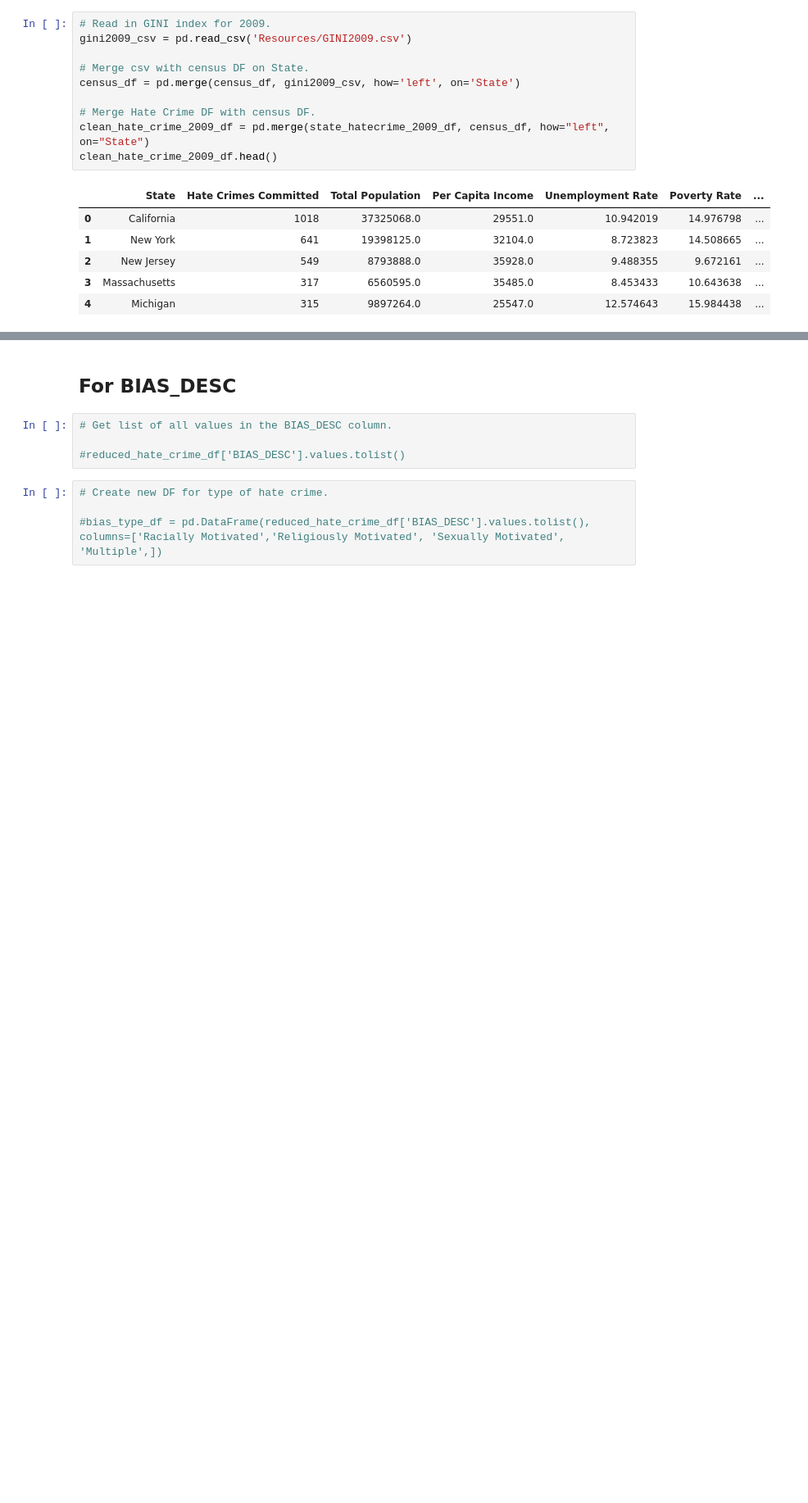
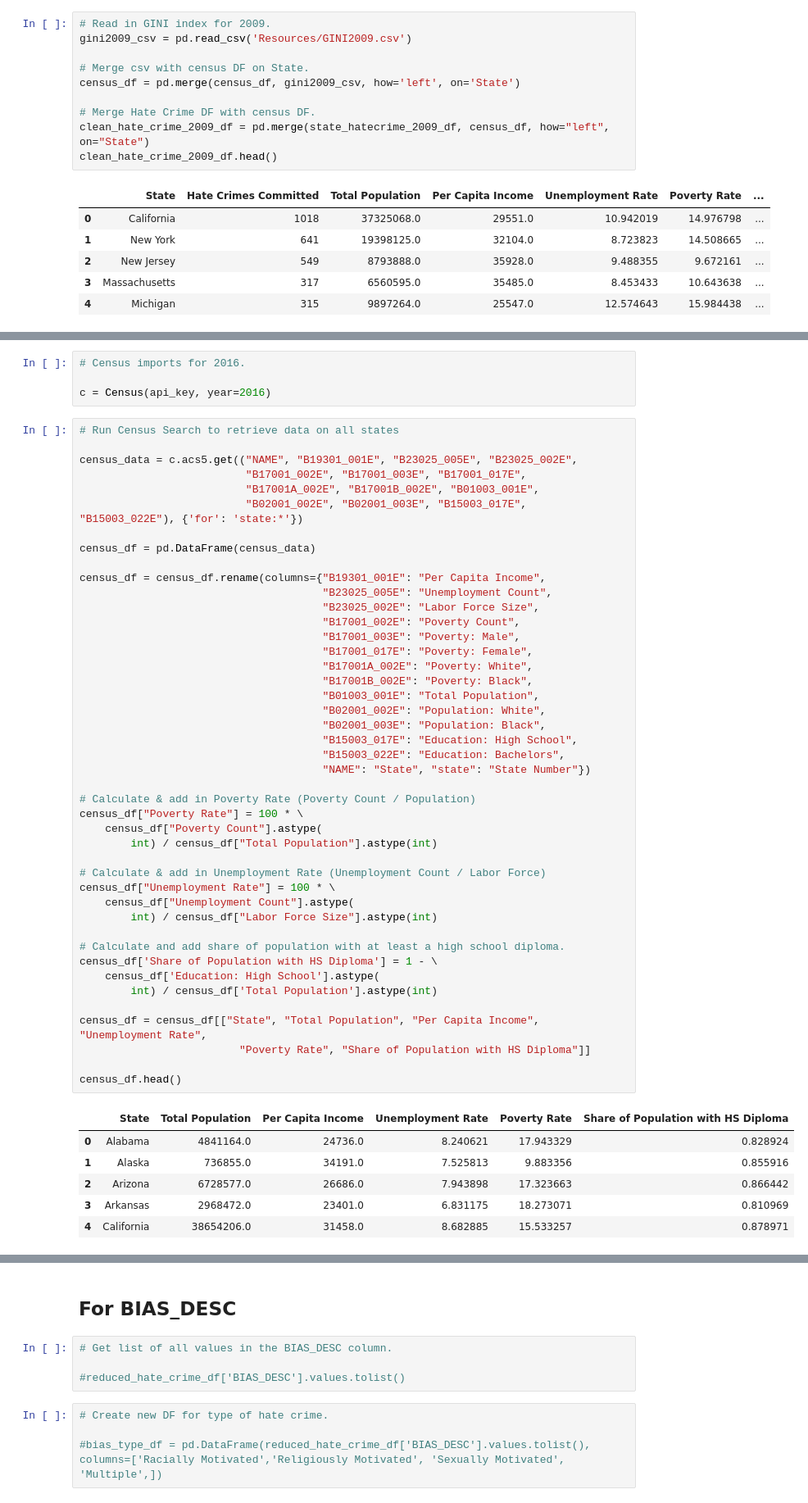
Before and after one commit to ZGrinacoff/Eight-Years-Later, a Jupyter notebook: hate_crime.ipynb, the cells around one changed output, grey strips where cells are left out. Shown at 82% size. Cells and saved outputs as stored; diff of their text form; blank space fills up the shorter version.

```diff
--- a/hate_crime.ipynb
+++ b/hate_crime.ipynb
@@ -157,0 +172,55 @@ state_hatecrime_2017_df.head()
+# %%
+# Census imports for 2016.
+
+c = Census(api_key, year=2016)
+# %%
+# Run Census Search to retrieve data on all states
+
+census_data = c.acs5.get(("NAME", "B19301_001E", "B23025_005E", "B23025_002E",
+                          "B17001_002E", "B17001_003E", "B17001_017E",
+                          "B17001A_002E", "B17001B_002E", "B01003_001E",
+                          "B02001_002E", "B02001_003E", "B15003_017E", "B15003_022E"), {'for': 'state:*'})
+
+census_df = pd.DataFrame(census_data)
+
+census_df = census_df.rename(columns={"B19301_001E": "Per Capita Income",
+                                      "B23025_005E": "Unemployment Count",
+                                      "B23025_002E": "Labor Force Size",
+                                      "B17001_002E": "Poverty Count",
+                                      "B17001_003E": "Poverty: Male",
+                                      "B17001_017E": "Poverty: Female",
+                                      "B17001A_002E": "Poverty: White",
+                                      "B17001B_002E": "Poverty: Black",
+                                      "B01003_001E": "Total Population",
+                                      "B02001_002E": "Population: White",
+                                      "B02001_003E": "Population: Black",
+                                      "B15003_017E": "Education: High School",
+                                      "B15003_022E": "Education: Bachelors",
+                                      "NAME": "State", "state": "State Number"})
+
+# Calculate & add in Poverty Rate (Poverty Count / Population)
+census_df["Poverty Rate"] = 100 * \
+    census_df["Poverty Count"].astype(
+        int) / census_df["Total Population"].astype(int)
+
+# Calculate & add in Unemployment Rate (Unemployment Count / Labor Force)
+census_df["Unemployment Rate"] = 100 * \
+    census_df["Unemployment Count"].astype(
+        int) / census_df["Labor Force Size"].astype(int)
+
+# Calculate and add share of population with at least a high school diploma.
+census_df['Share of Population with HS Diploma'] = 1 - \
+    census_df['Education: High School'].astype(
+        int) / census_df['Total Population'].astype(int)
+
+census_df = census_df[["State", "Total Population", "Per Capita Income", "Unemployment Rate",
+                         "Poverty Rate", "Share of Population with HS Diploma"]]
+
+census_df.head()
+# %% [output]
+|  | State | Total Population | Per Capita Income | Unemployment Rate | Poverty Rate | Share of Population with HS Diploma |
+| 0 | Alabama | 4841164.0 | 24736.0 | 8.240621 | 17.943329 | 0.828924 |
+| 1 | Alaska | 736855.0 | 34191.0 | 7.525813 | 9.883356 | 0.855916 |
+| 2 | Arizona | 6728577.0 | 26686.0 | 7.943898 | 17.323663 | 0.866442 |
+| 3 | Arkansas | 2968472.0 | 23401.0 | 6.831175 | 18.273071 | 0.810969 |
+| 4 | California | 38654206.0 | 31458.0 | 8.682885 | 15.533257 | 0.878971 |
```
Also changed, not shown: parts of 3 cells of this notebook.
